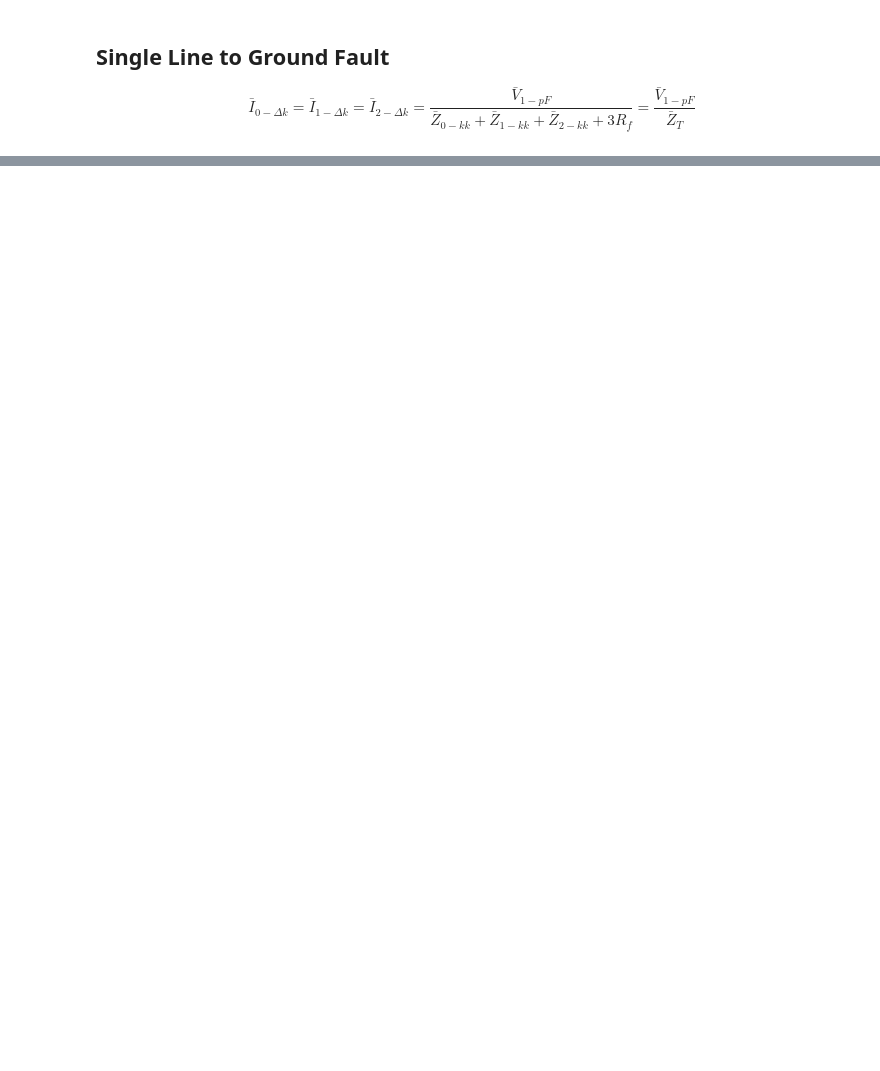
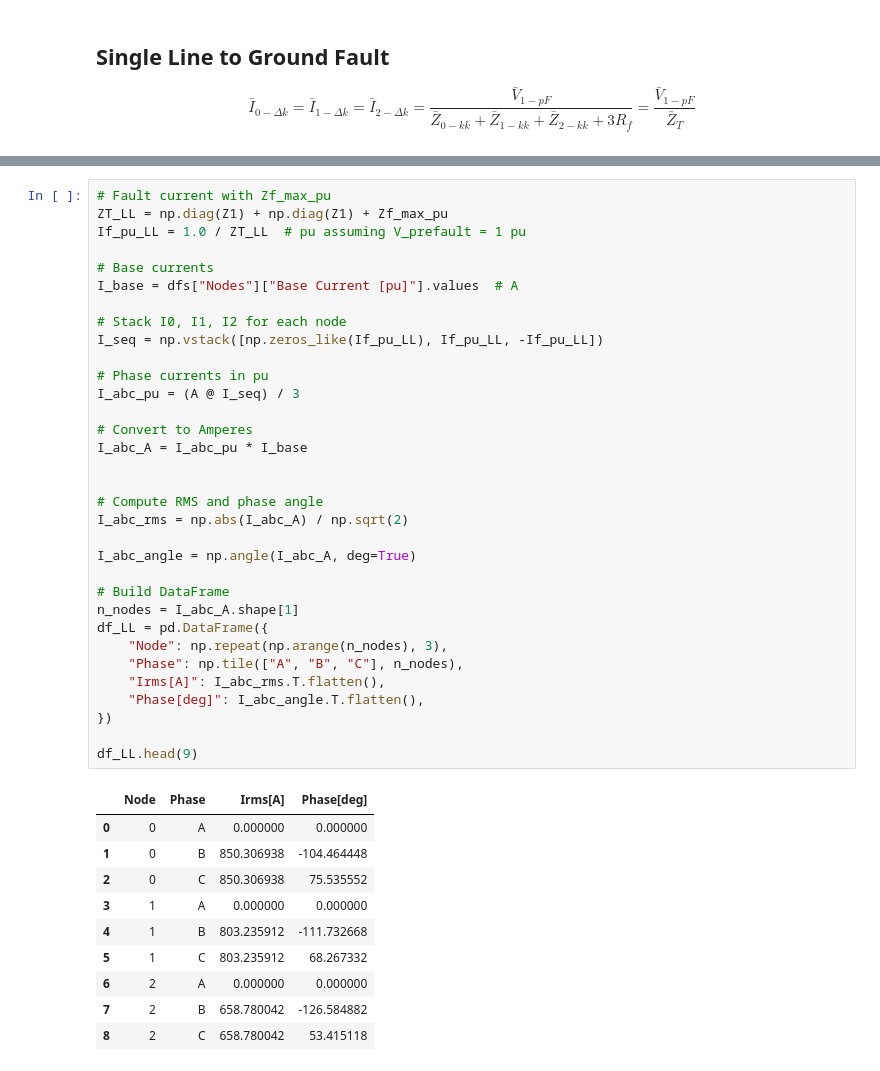
Before and after one commit to e4m8ch/IST_PSE, a Jupyter notebook: main.ipynb, the cells around one changed output, grey strips where cells are left out. Cells and saved outputs as stored; diff of their text form; blank space fills up the shorter version.

```diff
--- a/main.ipynb
+++ b/main.ipynb
@@ -385,0 +368,44 @@ print(df_SLG)
+# %%
+# Fault current with Zf_max_pu
+ZT_LL = np.diag(Z1) + np.diag(Z1) + Zf_max_pu
+If_pu_LL = 1.0 / ZT_LL  # pu assuming V_prefault = 1 pu
+
+# Base currents
+I_base = dfs["Nodes"]["Base Current [pu]"].values  # A
+
+# Stack I0, I1, I2 for each node
+I_seq = np.vstack([np.zeros_like(If_pu_LL), If_pu_LL, -If_pu_LL])
+
+# Phase currents in pu
+I_abc_pu = (A @ I_seq) / 3
+
+# Convert to Amperes
+I_abc_A = I_abc_pu * I_base
+
+
+# Compute RMS and phase angle
+I_abc_rms = np.abs(I_abc_A) / np.sqrt(2)
+
+I_abc_angle = np.angle(I_abc_A, deg=True)
+
+# Build DataFrame
+n_nodes = I_abc_A.shape[1]
+df_LL = pd.DataFrame({
+    "Node": np.repeat(np.arange(n_nodes), 3),
+    "Phase": np.tile(["A", "B", "C"], n_nodes),
+    "Irms[A]": I_abc_rms.T.flatten(),
+    "Phase[deg]": I_abc_angle.T.flatten(),
+})
+
+df_LL.head(9)
+# %% [output]
+|  | Node | Phase | Irms[A] | Phase[deg] |
+| 0 | 0 | A | 0.000000 | 0.000000 |
+| 1 | 0 | B | 850.306938 | -104.464448 |
+| 2 | 0 | C | 850.306938 | 75.535552 |
+| 3 | 1 | A | 0.000000 | 0.000000 |
+| 4 | 1 | B | 803.235912 | -111.732668 |
+| 5 | 1 | C | 803.235912 | 68.267332 |
+| 6 | 2 | A | 0.000000 | 0.000000 |
+| 7 | 2 | B | 658.780042 | -126.584882 |
+| 8 | 2 | C | 658.780042 | 53.415118 |
```
Also changed, not shown: parts of 5 cells of this notebook.
